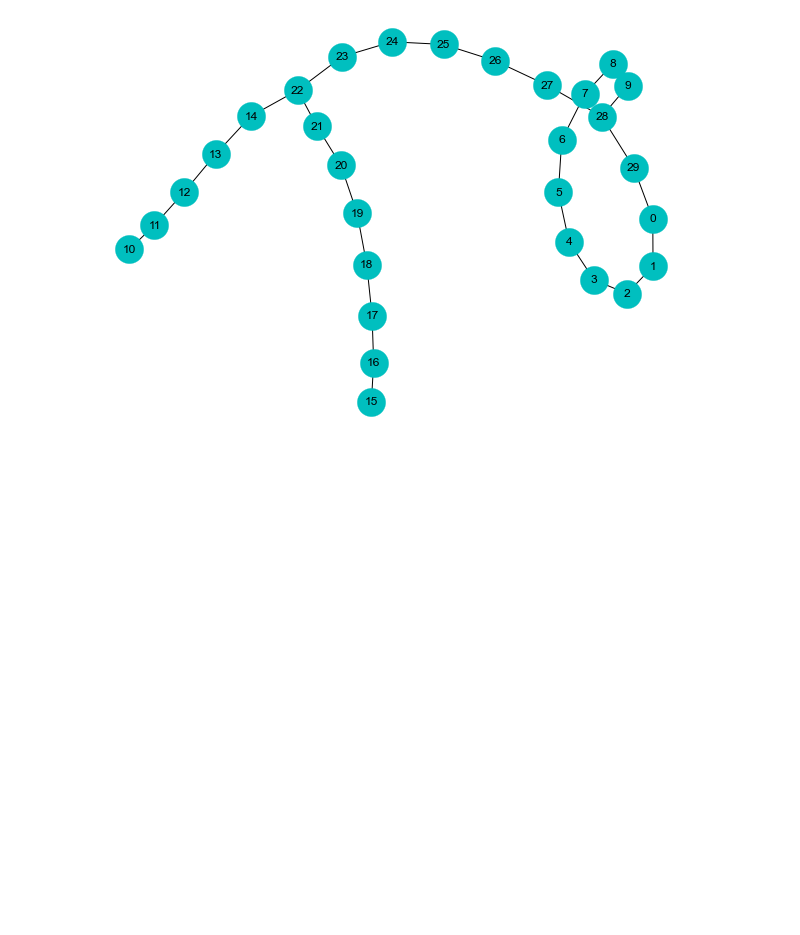
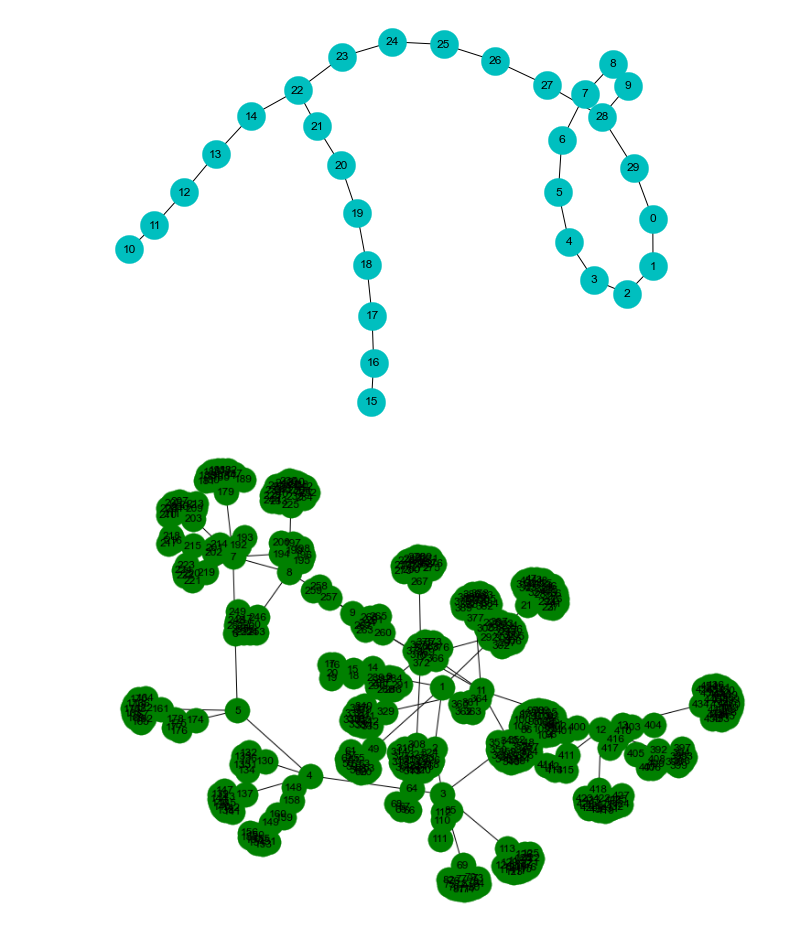
Before and after one commit to JayantGoel001/GraphsAndSocialNetworkAnalytics, a Jupyter notebook: Random Graph.ipynb, the cells around one changed output. Cells and saved outputs as stored; diff of their text form; code cells hidden in the pictures; blank space fills up the shorter version.

```diff
--- a/Random Graph.ipynb
+++ b/Random Graph.ipynb
@@ -75,5 +75,8 @@ nx.draw(ws,node_color='c',node_size=800,with_labels=True)
 # %% [output]
 [figure]
 # %%
+plt.figure(figsize=(10,7))
 rd = nx.random_lobster(100,0.9,0.9)
 nx.draw(rd,node_color='green',node_size=750,with_labels=True)
+# %% [output]
+[figure, added]
```
